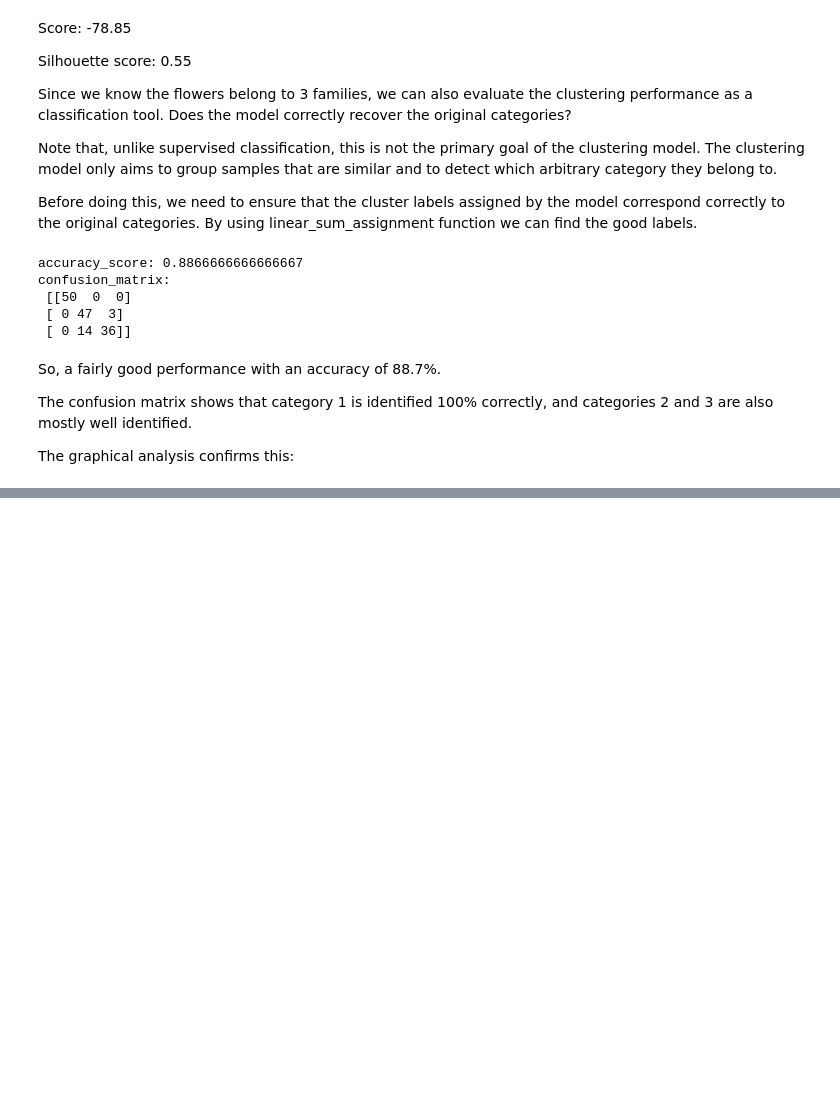
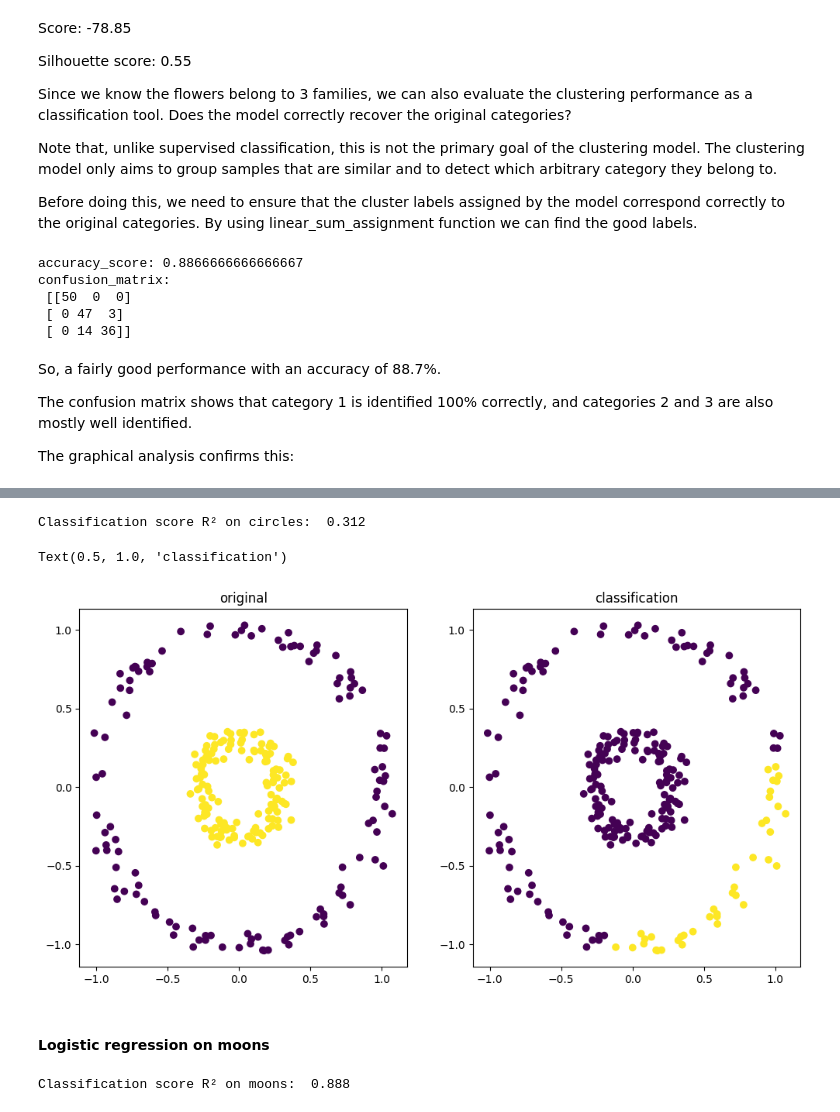
Before and after one commit to Samuel-JULLY/KMUTNB_internship, a Jupyter notebook: OpenClass/class_lvl1.ipynb, the cells around one changed output, grey strips where cells are left out. Drawn from its saved outputs; the diff is of its cells as text; code cells hidden in the pictures; blank space fills up the shorter version.

```diff
--- a/OpenClass/class_lvl1.ipynb
+++ b/OpenClass/class_lvl1.ipynb
@@ -1353,0 +1484,33 @@ fig.show()
+# %%
+X_train, X_test, y_train, y_test = train_test_split(X_circle, y_circle, random_state=0)
+
+clf = LogisticRegression(random_state = 0).fit(X_train,y_train)
+
+print(f"Classification score R² on circles: ", clf.score(X_test, y_test))
+# %% [output]
+Classification score R² on circles:  0.312
+# %%
+fig = plt.figure(figsize=(12, 6))
+
+ax = fig.add_subplot(1, 2, 1)
+ax.scatter(X_test[:, 0], X_test[:, 1], c=y_test)
+ax.set_title('original')
+
+#
+y_pred = clf.predict(X_test)
+ax = fig.add_subplot(1, 2, 2)
+ax.scatter(X_test[:, 0], X_test[:, 1], c=y_pred)
+ax.set_title('classification')
+# %% [output]
+Text(0.5, 1.0, 'classification')
+[figure, added]
+# %% [markdown]
+#### Logistic regression on moons
+# %%
+X_train, X_test, y_train, y_test = train_test_split(X_moon, y_moon, random_state=0)
+
+clf = LogisticRegression(random_state = 0).fit(X_train,y_train)
+
+print(f"Classification score R² on moons: ", clf.score(X_test, y_test))
+# %% [output]
+Classification score R² on moons:  0.888
```
Also changed, not shown: parts of 19 cells of this notebook, 1 other file.
